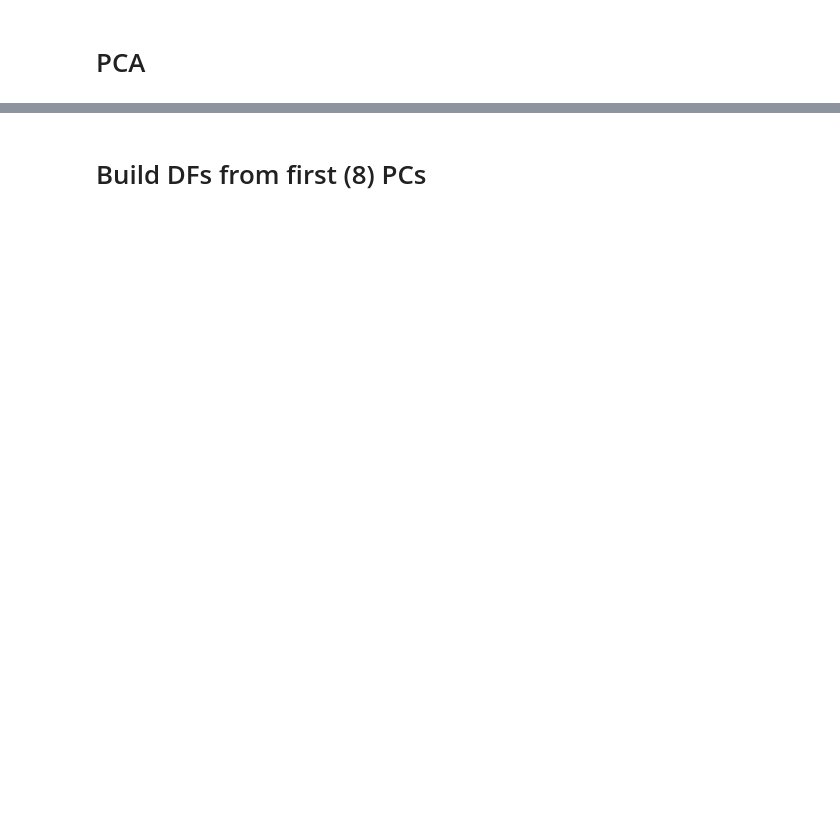
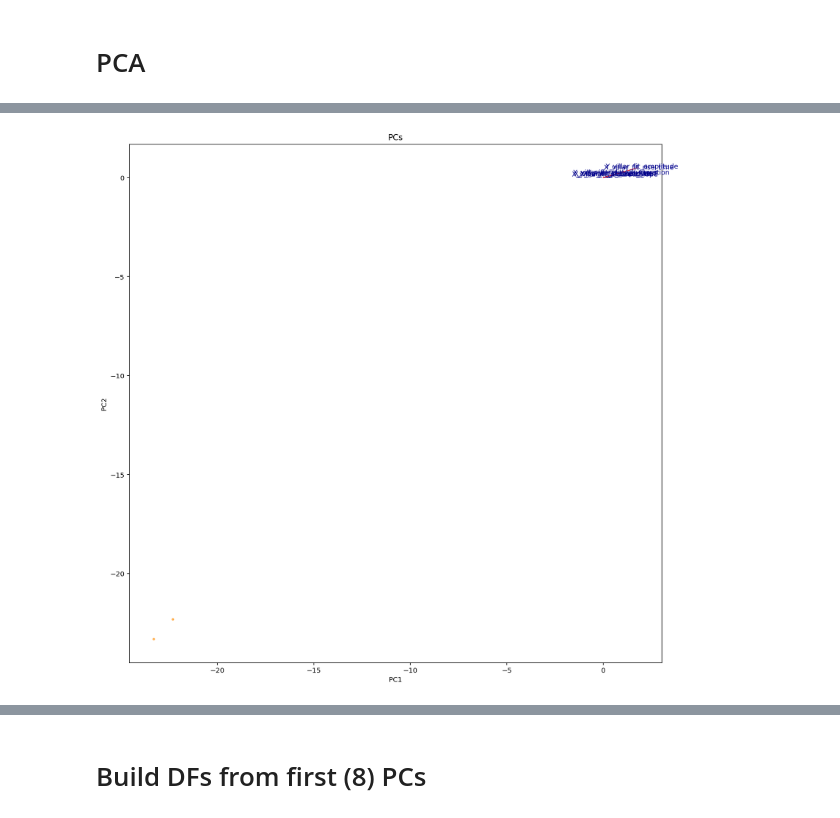
Before and after one commit to SammyS15/PGM_Project_2023, a Jupyter notebook: PCA_kdtree.ipynb, the cells around one changed output, grey strips where cells are left out. Cells and saved outputs as stored; diff of their text form; code cells hidden in the pictures; blank space fills up the shorter version.

```diff
--- a/PCA_kdtree.ipynb
+++ b/PCA_kdtree.ipynb
@@ -153,3 +269,16 @@ pca, pcs_X_real, pcs_X_fakes, score, coeff = applypca(dataset_real=dr4_df,
+# %%
+fig, ax = plt.subplots(figsize=(14, 14))
+plt.xlabel("PC1")
+plt.ylabel("PC2")
+plt.title("PCs")
+
+comps = pca2.components_
+comps =  W.T.values
+
+# very wrong
+pcaplot(res.T.values[:,0:2].T, np.transpose(comps.T[0:2, :]), 'darkorange', dataframe = fakes_df)
+# %% [output]
+[figure, added]
 # %%
 fig, ax = plt.subplots(figsize=(14, 14))
 plt.xlabel("PC1")
```
Also changed, not shown: parts of 13 cells of this notebook.
